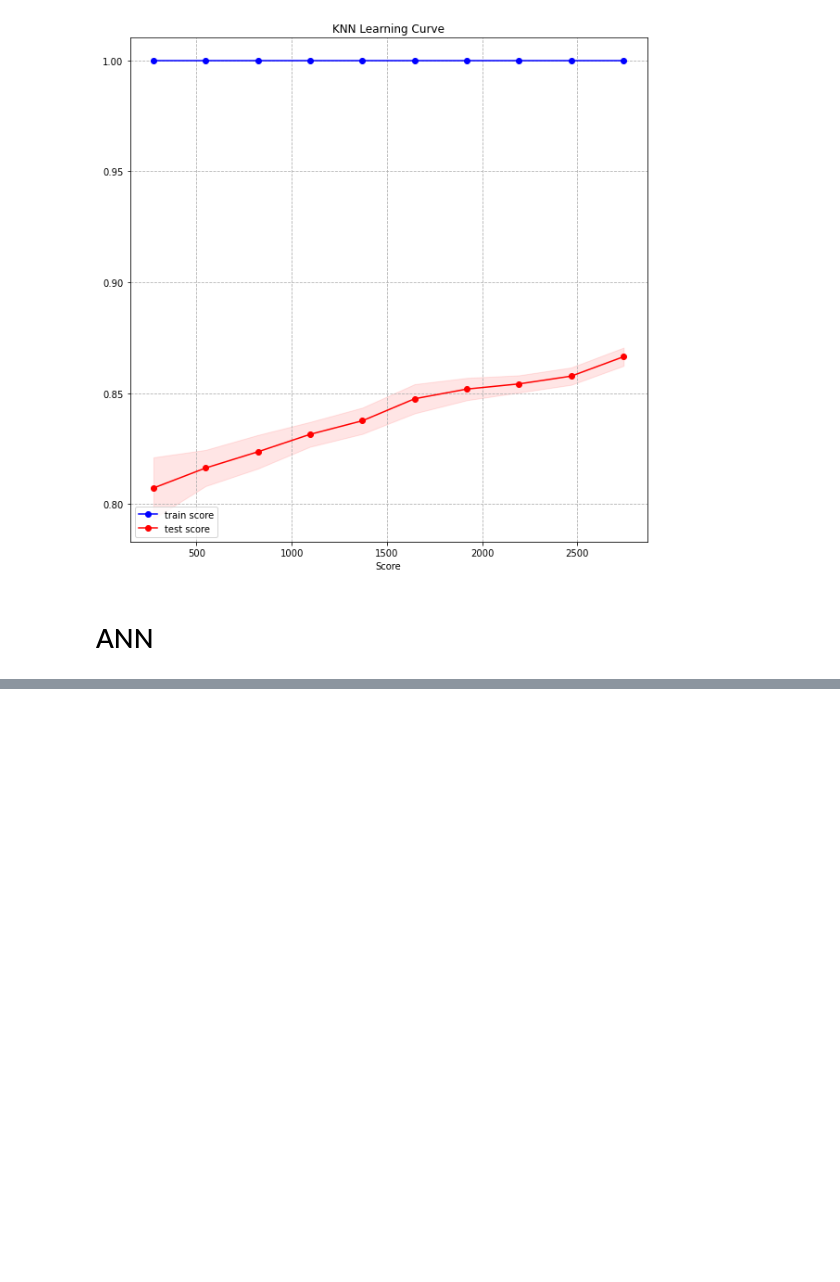
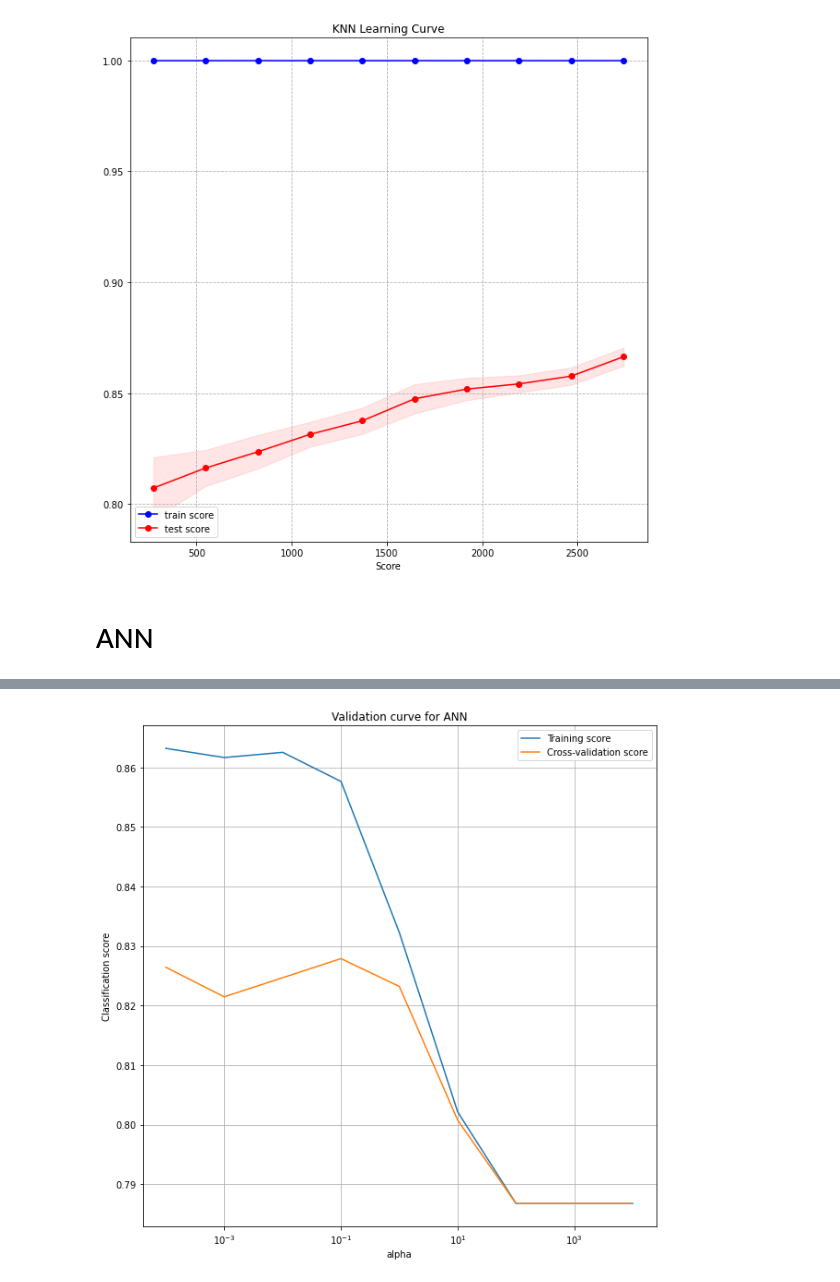
Before and after one commit to asif-rehan/CS7641-Machine-Learning, a Jupyter notebook: supervised_learning/src/Wine Quality.ipynb, the cells around one changed output, grey strips where cells are left out. Cells and saved outputs as stored; diff of their text form; code cells hidden in the pictures; blank space fills up the shorter version.

```diff
--- a/supervised_learning/src/Wine Quality.ipynb
+++ b/supervised_learning/src/Wine Quality.ipynb
@@ -514,0 +520,15 @@ plt.show()
+# %%
+alpha = np.logspace(-4, 4, 9)
+train_scores, test_scores = validation_curve(pipe, X_train, y_train, param_name="cfr__alpha", param_range=alpha, cv=5, n_jobs=-1)
+
+plt.figure()
+plt.semilogx(alpha, np.mean(train_scores, axis=1), label='Training score')
+plt.semilogx(alpha, np.mean(test_scores, axis=1), label='Cross-validation score')
+plt.title('Validation curve for ANN')
+plt.xlabel('alpha')
+plt.ylabel("Classification score")
+plt.legend(loc="best")
+plt.grid()
+plt.show()
+# %% [output]
+[figure, added]
```
Also changed, not shown: parts of 3 cells of this notebook.
